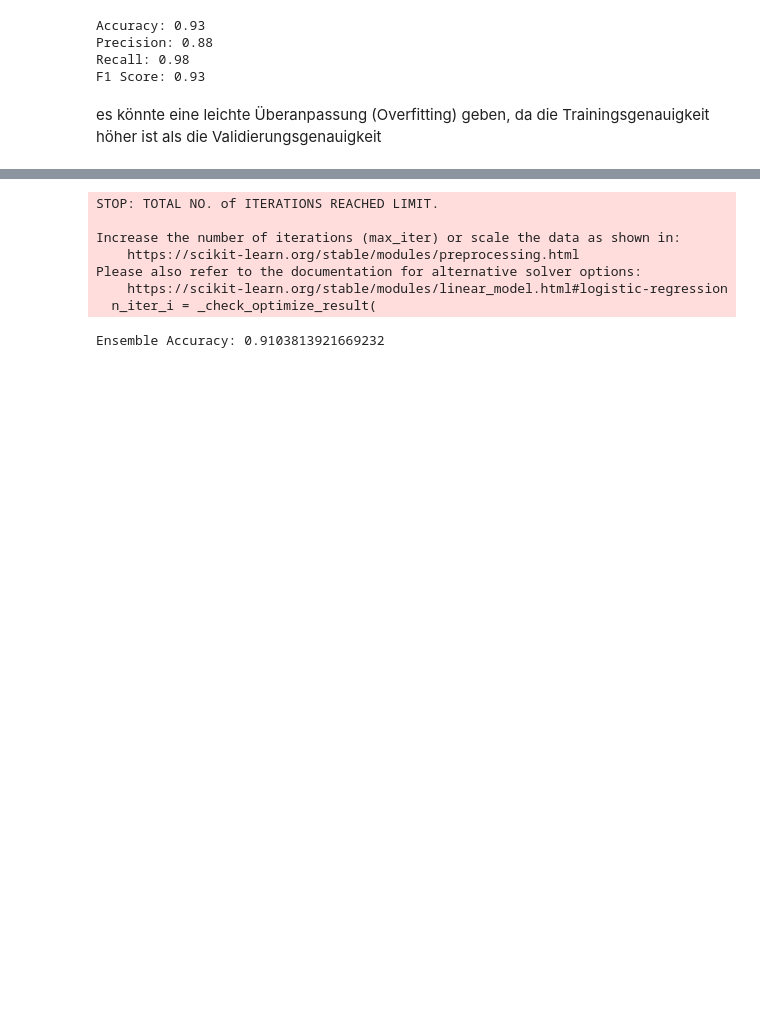
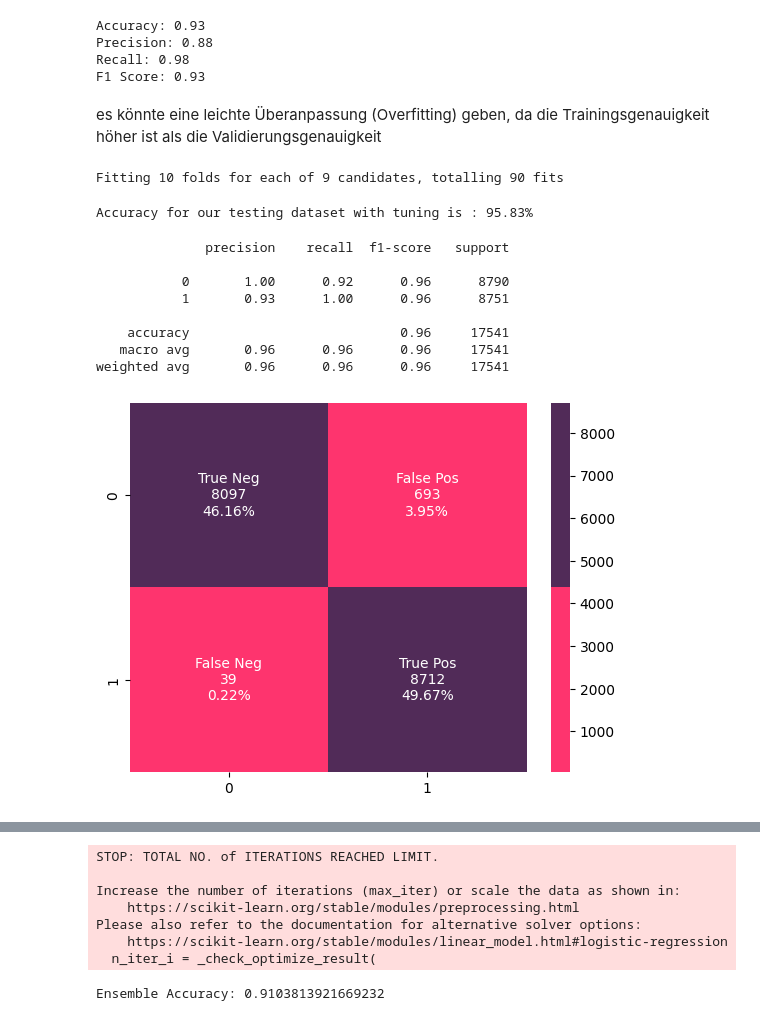
Before and after one commit to OltiGashi2003/banking_main, a Jupyter notebook: banking_main.ipynb, the cells around one changed output, grey strips where cells are left out. Cells and saved outputs as stored; diff of their text form; code cells hidden in the pictures; blank space fills up the shorter version.

```diff
--- a/banking_main.ipynb
+++ b/banking_main.ipynb
@@ -555,3 +594,40 @@ Recall: 0.98
 F1 Score: 0.93
 # %% [markdown]
 es könnte eine leichte Überanpassung (Overfitting) geben, da die Trainingsgenauigkeit höher ist als die Validierungsgenauigkeit
+# %%
+#Optimierte KNN, Verwendung von Grid Search
+from sklearn.model_selection import GridSearchCV
+
+knn = KNeighborsClassifier()
+k_range = list(range(1, 10))
+param_grid = dict(n_neighbors=k_range)
+
+# defining parameter range
+grid = GridSearchCV(knn, param_grid, cv=10, scoring='accuracy', return_train_score=False,verbose=1)
+
+# fitting the model for grid search
+grid_search = grid.fit(X_train, y_train)
+knn = KNeighborsClassifier(n_neighbors=grid_search.best_params_['n_neighbors'])
+
+knn.fit(X_train, y_train)
+
+y_test_hat=knn.predict(X_test)
+
+test_accuracy=accuracy_score(y_test,y_test_hat)*100
+
+print("Accuracy for our testing dataset with tuning is : {:.2f}%".format(test_accuracy))
+# %% [output]
+Fitting 10 folds for each of 9 candidates, totalling 90 fits
+Accuracy for our testing dataset with tuning is : 95.83%
+# %%
+model_evaluation(knn, X_test, y_test)
+# %% [output]
+              precision    recall  f1-score   support
+
+           0       1.00      0.92      0.96      8790
+           1       0.93      1.00      0.96      8751
+
+    accuracy                           0.96     17541
+   macro avg       0.96      0.96      0.96     17541
+weighted avg       0.96      0.96      0.96     17541
+[figure, added]
```
Also changed, not shown: parts of 8 cells of this notebook.
